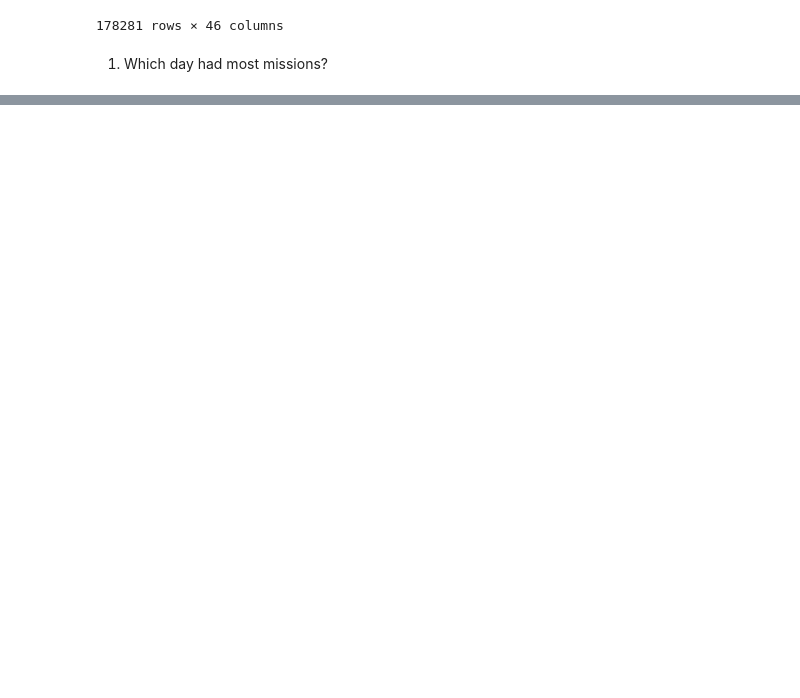
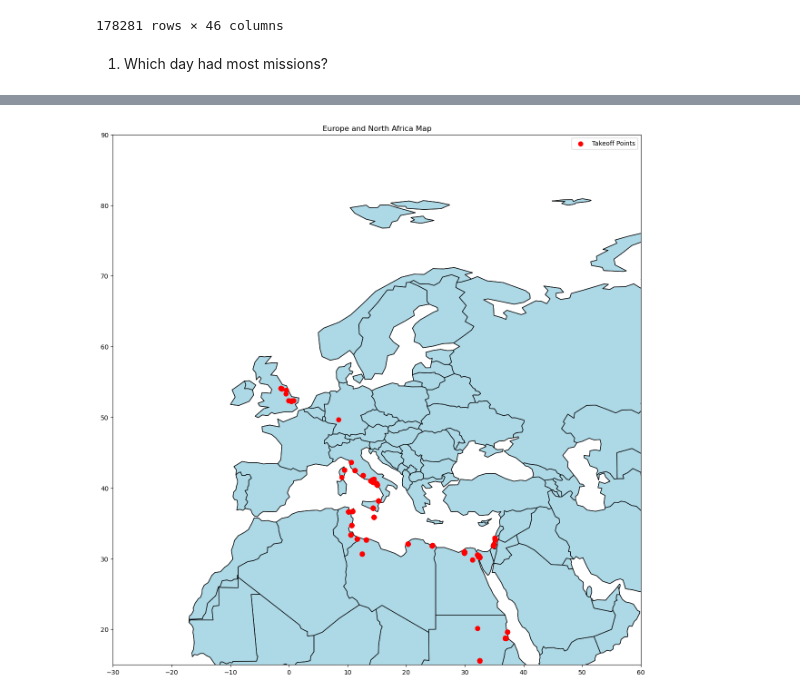
Before and after one commit to AlbertoArath/IA, a Jupyter notebook: ToolsForDataScience/Project/Project.ipynb, the cells around one changed output, grey strips where cells are left out. Saved outputs shown, nothing was run; the diff lists cells and outputs as text; code cells hidden in the pictures; blank space fills up the shorter version.

```diff
--- a/ToolsForDataScience/Project/Project.ipynb
+++ b/ToolsForDataScience/Project/Project.ipynb
@@ -89,4 +89,2 @@ pd.DataFrame (missions_per_month_df.head(10))
 # %%
 aerial = aerial[pd.isna(aerial.Country)==False]
-aerial = aerial[pd.isna(aerial['Target Longitude'])==False]
-aerial = aerial[pd.isna(aerial['Takeoff Longitude'])==False]
@@ -111,0 +201,60 @@ plt.show()
+# %%
+longitude_min, longitude_max = -30, 70  # Longitude range
+latitude_min, latitude_max = -90, 90     # Latitude range
+
+fig, ax = plt.subplots(figsize=(15, 16))
+aerial_euafrica_raids = aerial[
+    (aerial["Takeoff Longitude"] >= longitude_min) &
+    (aerial["Takeoff Longitude"] <= longitude_max) &
+    (aerial["Takeoff Latitude"] >= latitude_min) &
+    (aerial["Takeoff Latitude"] <= latitude_max)
+]
+
+aerial_euafrica_raids = aerial[
+    (aerial["Target Longitude"] >= longitude_min) &
+    (aerial["Target Longitude"] <= longitude_max) &
+    (aerial["Target Latitude"] >= latitude_min) &
+    (aerial["Target Latitude"] <= latitude_max)
+]
+
+
+europe_north_africa.plot(ax=ax, color="lightblue", edgecolor="black")
+
+# Plot takeoff points as triangles
+ax.scatter(
+    aerial_euafrica_raids["Takeoff Longitude"],
+    aerial_euafrica_raids["Takeoff Latitude"],
+    color="blue", marker="o", s=50, label="Takeoff Points", zorder=2
+)
+
+# Plot takeoff points as triangles
+ax.scatter(
+    aerial_euafrica_raids["Takeoff Longitude"],
+    aerial_euafrica_raids["Takeoff Latitude"],
+    color="red", marker="o", s=50, label="Takeoff Points", zorder=2
+)
+
+# Plot takeoff points as triangles
+ax.scatter(
+    aerial_euafrica_raids["Target Longitude"],
+    aerial_euafrica_raids["Target Latitude"],
+    color="blue", marker="o", s=50, label="Takeoff Points", zorder=2
+)
+
+
+# Set title and limits
+ax.set_title("Europe and North Africa Map with Takeoff Coordinates")
+ax.set_xlim(-30, 60)  # Longitude range
+ax.set_ylim(15, 90)   # Latitude range
+
+# Add legend
+europe_north_africa.plot(ax=ax, color="lightblue", edgecolor="black")
+ax.set_xlim(-30, 60)  # Longitude range
+ax.set_ylim(15, 90)   # Latitude range
+ax.set_title("Europe and North Africa Map")
+
+plt.legend()
+# Show the plot
+plt.show()
+# %% [output]
+[figure, added]
```
Also changed, not shown: parts of 5 cells of this notebook, 2 other files.
